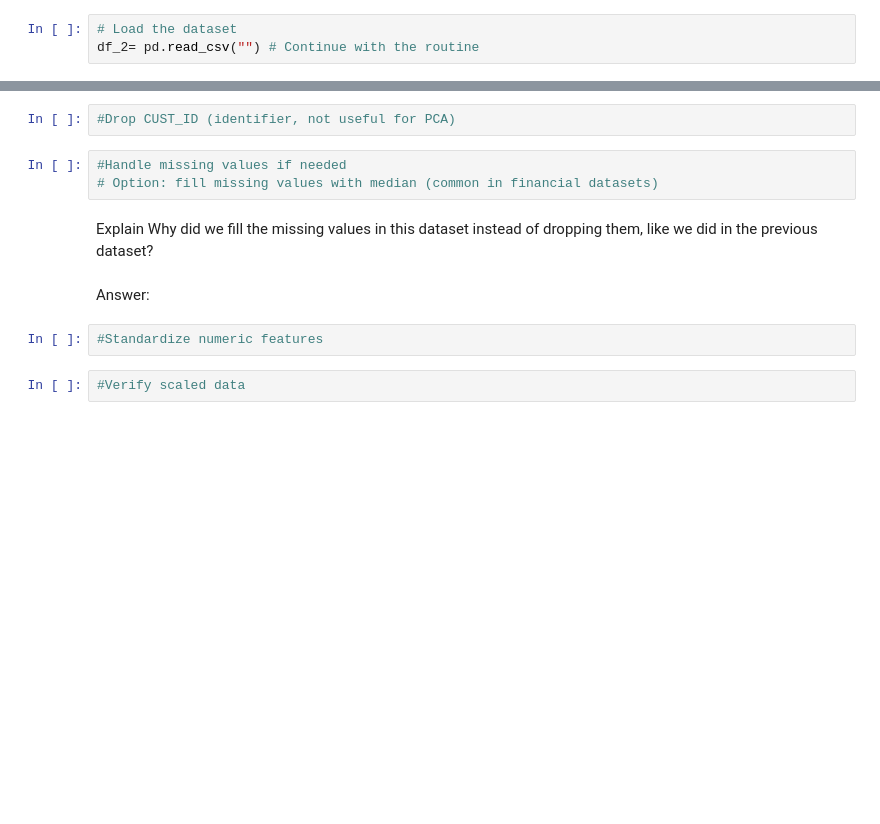
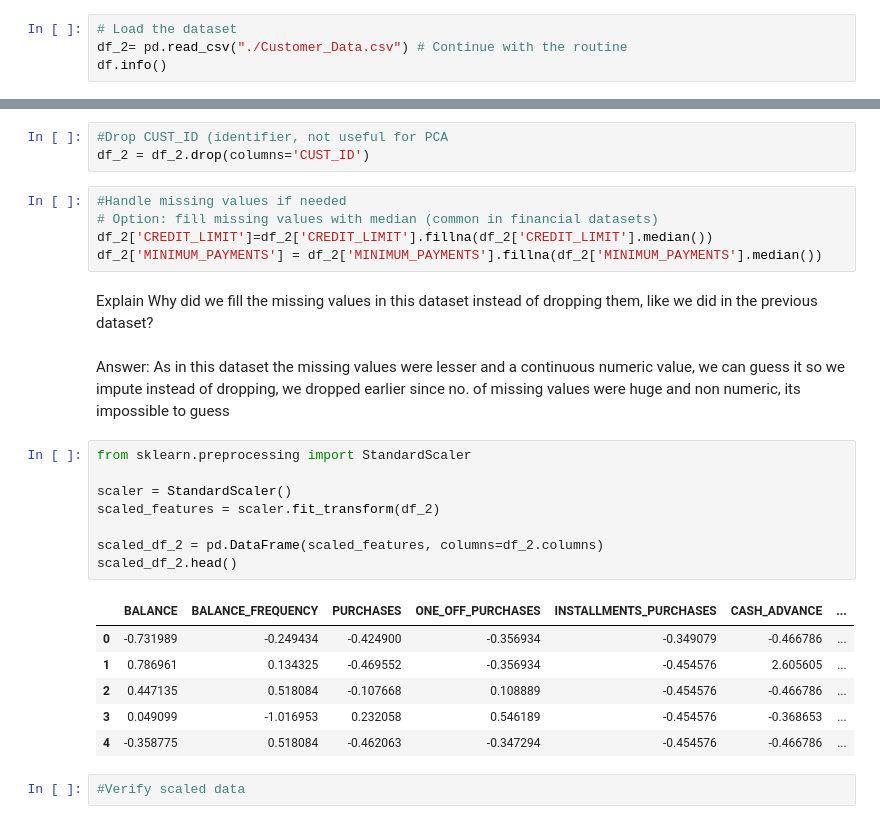
Before and after one commit to VenusCrazy/AryanM_LP_Synapse-26, a Jupyter notebook: Task 3/SynapseLP_Task3.ipynb, the cells around one changed output, grey strips where cells are left out. Cells and saved outputs as stored; diff of their text form; blank space fills up the shorter version.

```diff
--- a/Task 3/SynapseLP_Task3.ipynb
+++ b/Task 3/SynapseLP_Task3.ipynb
@@ -120,4 +215,5 @@ This will help reinforce your understanding of dimensionality reduction and Clus
 From this point onward, we will use the Customer_Data dataset provided
 # %%
 # Load the dataset
-df_2= pd.read_csv("") # Continue with the routine
+df_2= pd.read_csv("./Customer_Data.csv") # Continue with the routine
+df.info()
@@ -126,15 +260,31 @@ df_2= pd.read_csv("") # Continue with the routine
 # %%
-#Drop CUST_ID (identifier, not useful for PCA)
+#Drop CUST_ID (identifier, not useful for PCA
+df_2 = df_2.drop(columns='CUST_ID')
 # %%
 #Handle missing values if needed
 # Option: fill missing values with median (common in financial datasets)
+df_2['CREDIT_LIMIT']=df_2['CREDIT_LIMIT'].fillna(df_2['CREDIT_LIMIT'].median())
+df_2['MINIMUM_PAYMENTS'] = df_2['MINIMUM_PAYMENTS'].fillna(df_2['MINIMUM_PAYMENTS'].median())
 # %% [markdown]
 Explain
 Why did we fill the missing values in this dataset instead of dropping them, like we did in the previous dataset?
-# %% [markdown]
-Answer:
-# %%
-#Standardize numeric features
+# %% [markdown]
+Answer: As in this dataset the missing values were lesser and a continuous numeric value, we can guess it so we impute instead of dropping, we dropped earlier since no. of missing values were huge and non numeric, its impossible to guess
+# %%
+from sklearn.preprocessing import StandardScaler
+
+scaler = StandardScaler()
+scaled_features = scaler.fit_transform(df_2)
+
+scaled_df_2 = pd.DataFrame(scaled_features, columns=df_2.columns)
+scaled_df_2.head()
+# %% [output]
+|  | BALANCE | BALANCE_FREQUENCY | PURCHASES | ONE_OFF_PURCHASES | INSTALLMENTS_PURCHASES | CASH_ADVANCE | ... |
+| 0 | -0.731989 | -0.249434 | -0.424900 | -0.356934 | -0.349079 | -0.466786 | ... |
+| 1 | 0.786961 | 0.134325 | -0.469552 | -0.356934 | -0.454576 | 2.605605 | ... |
+| 2 | 0.447135 | 0.518084 | -0.107668 | 0.108889 | -0.454576 | -0.466786 | ... |
+| 3 | 0.049099 | -1.016953 | 0.232058 | 0.546189 | -0.454576 | -0.368653 | ... |
+| 4 | -0.358775 | 0.518084 | -0.462063 | -0.347294 | -0.454576 | -0.466786 | ... |
 # %%
 #Verify scaled data
 # %% [markdown]
```
Also changed, not shown: parts of 24 cells of this notebook.
